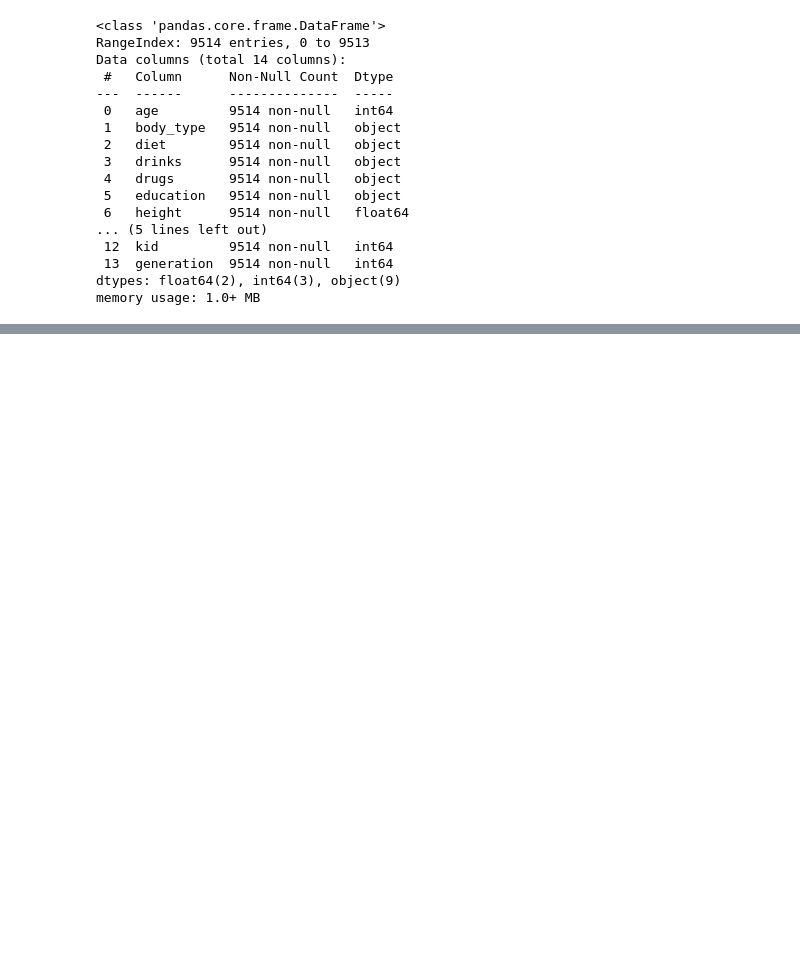
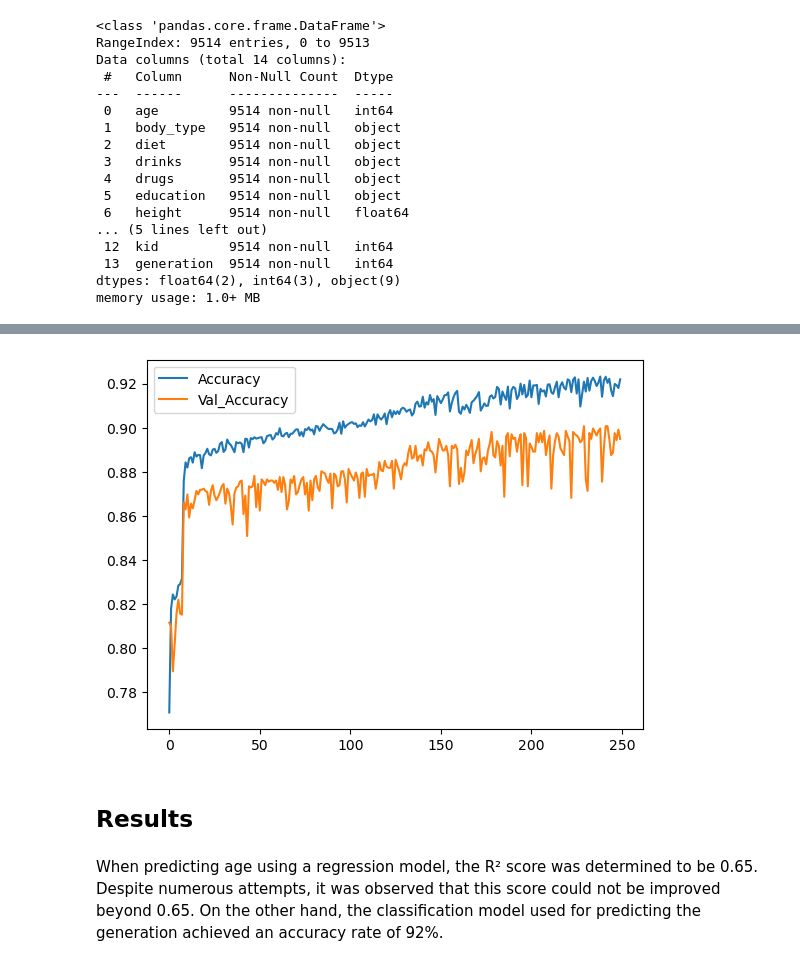
Before and after one commit to zafermesut/three-generations-seeking-romance-regression-classification, a Jupyter notebook: Project.ipynb, the cells around one changed output, grey strips where cells are left out. Drawn from its saved outputs; the diff is of its cells as text; code cells hidden in the pictures; blank space fills up the shorter version.

```diff
--- a/Project.ipynb
+++ b/Project.ipynb
@@ -450,0 +466,16 @@ r2_score(y_test, pred)
+# %%
+x = pd.get_dummies(x, drop_first=True)
+# %%
+y = to_categorical(y - 1)
+# %%
+model = Sequential()
+model.add(Dense(120, activation='relu'))
+model.add(Dense(80, activation='relu'))
+model.add(Dense(64, activation='relu'))
+model.add(Dense(30, activation='relu'))
+model.add(Dense(20, activation='relu'))
+model.add(Dense(4, activation='relu'))
+model.add(Dense(3, activation='softmax'))
+model.compile(optimizer='adam', loss='categorical_crossentropy', metrics=['accuracy'])
+# %%
+history = model.fit(x, y, epochs=250, batch_size=32, validation_split=0.2, verbose=1)
@@ -450,0 +502,10 @@ r2_score(y_test, pred)
+# %%
+plt.plot(history.history['accuracy'], label='Accuracy')
+plt.plot(history.history['val_accuracy'], label='Val_Accuracy')
+plt.legend();
+# %% [output]
+[figure, added]
+# %% [markdown]
+## Results
+# %% [markdown]
+When predicting age using a regression model, the R² score was determined to be 0.65. Despite numerous attempts, it was observed that this score could not be improved beyond 0.65. On the other hand, the classification model used for predicting the generation achieved an accuracy rate of 92%.
```
Also changed, not shown: parts of 12 cells of this notebook, 1 other file.
